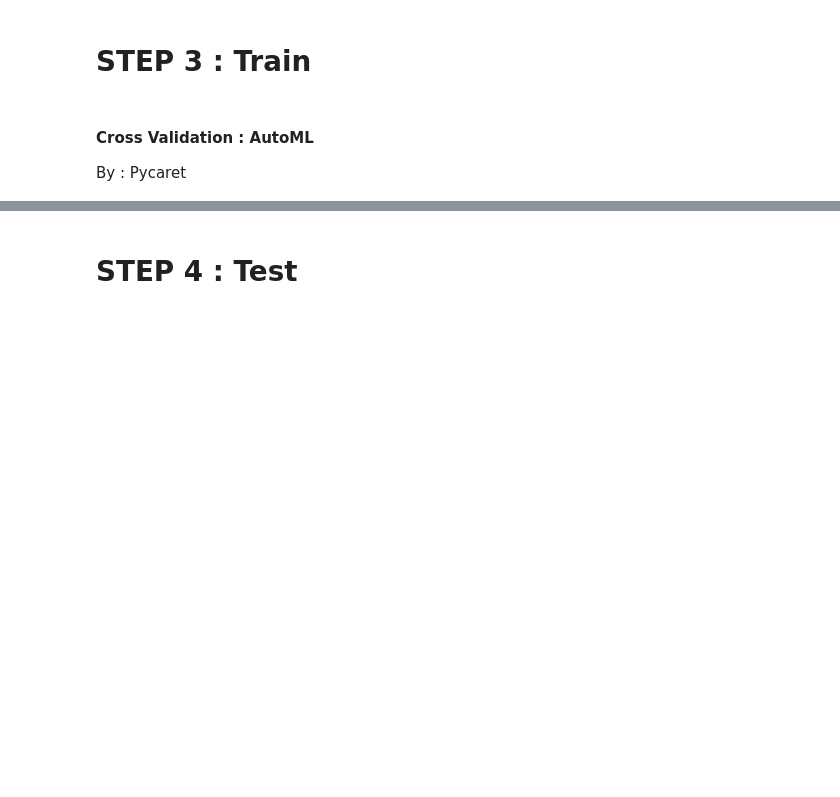
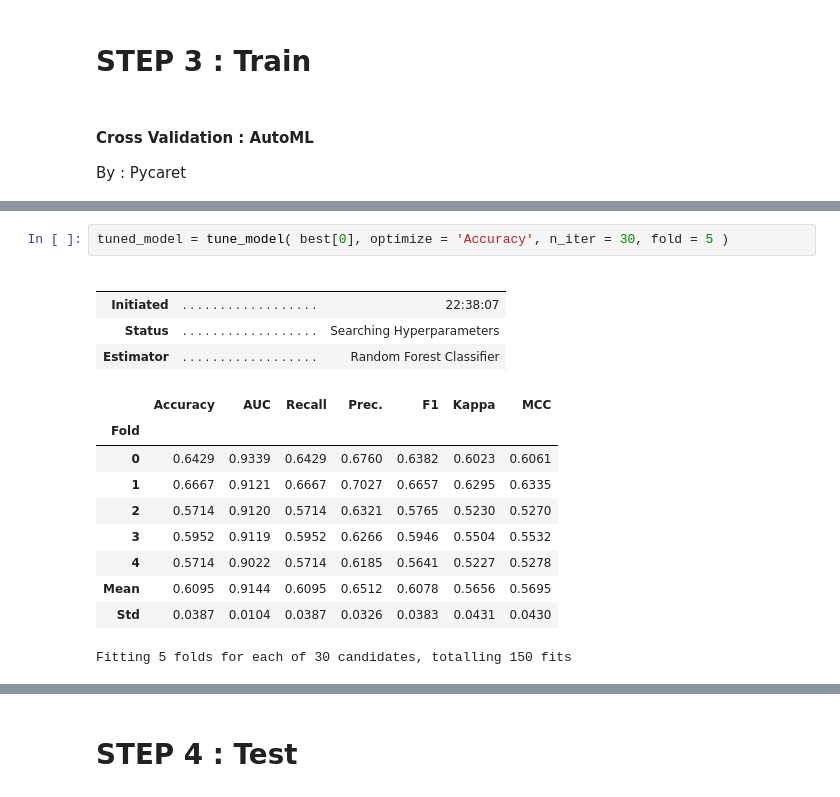
Before and after one commit to HikariJadeEmpire/THNumber_img_classification, a Jupyter notebook: numberclassifier.ipynb, the cells around one changed output, grey strips where cells are left out. Drawn from its saved outputs; the diff is of its cells as text; blank space fills up the shorter version.

```diff
--- a/numberclassifier.ipynb
+++ b/numberclassifier.ipynb
@@ -215,0 +182,18 @@ print(best)
+# %%
+tuned_model = tune_model( best[0], optimize = 'Accuracy', n_iter = 30, fold = 5 )
+# %% [output]
+|  |  |  |
+|  |  |  |
+| Initiated | . . . . . . . . . . . . . . . . . . | 22:38:07 |
+| Status | . . . . . . . . . . . . . . . . . . | Searching Hyperparameters |
+| Estimator | . . . . . . . . . . . . . . . . . . | Random Forest Classifier |
+|  | Accuracy | AUC | Recall | Prec. | F1 | Kappa | MCC |
+| Fold |  |  |  |  |  |  |  |
+| 0 | 0.6429 | 0.9339 | 0.6429 | 0.6760 | 0.6382 | 0.6023 | 0.6061 |
+| 1 | 0.6667 | 0.9121 | 0.6667 | 0.7027 | 0.6657 | 0.6295 | 0.6335 |
+| 2 | 0.5714 | 0.9120 | 0.5714 | 0.6321 | 0.5765 | 0.5230 | 0.5270 |
+| 3 | 0.5952 | 0.9119 | 0.5952 | 0.6266 | 0.5946 | 0.5504 | 0.5532 |
+| 4 | 0.5714 | 0.9022 | 0.5714 | 0.6185 | 0.5641 | 0.5227 | 0.5278 |
+| Mean | 0.6095 | 0.9144 | 0.6095 | 0.6512 | 0.6078 | 0.5656 | 0.5695 |
+| Std | 0.0387 | 0.0104 | 0.0387 | 0.0326 | 0.0383 | 0.0431 | 0.0430 |
+Fitting 5 folds for each of 30 candidates, totalling 150 fits
```
Also changed, not shown: parts of 24 cells of this notebook, 1 other file.
